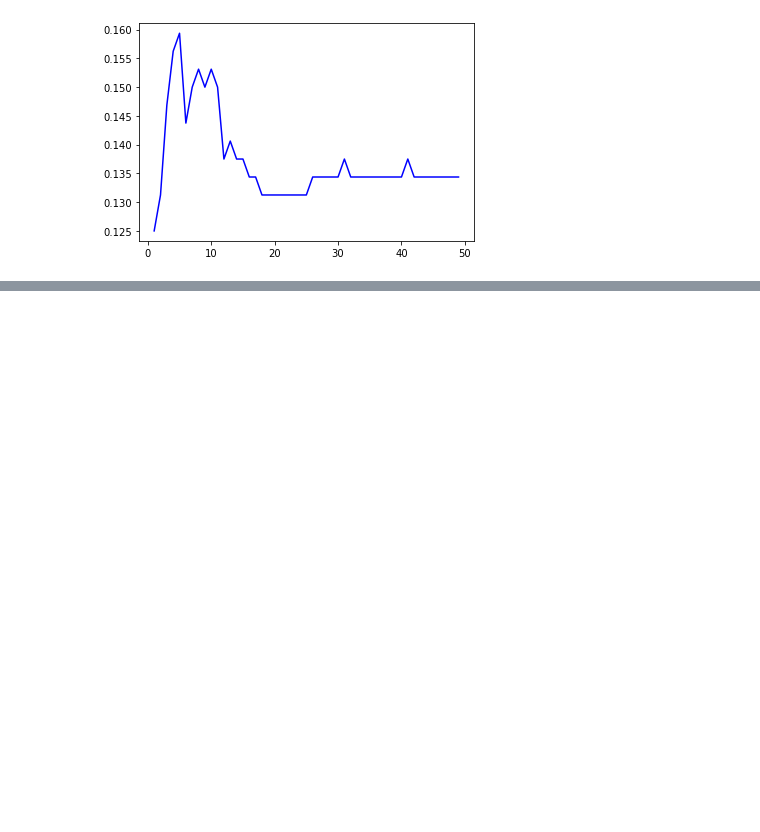
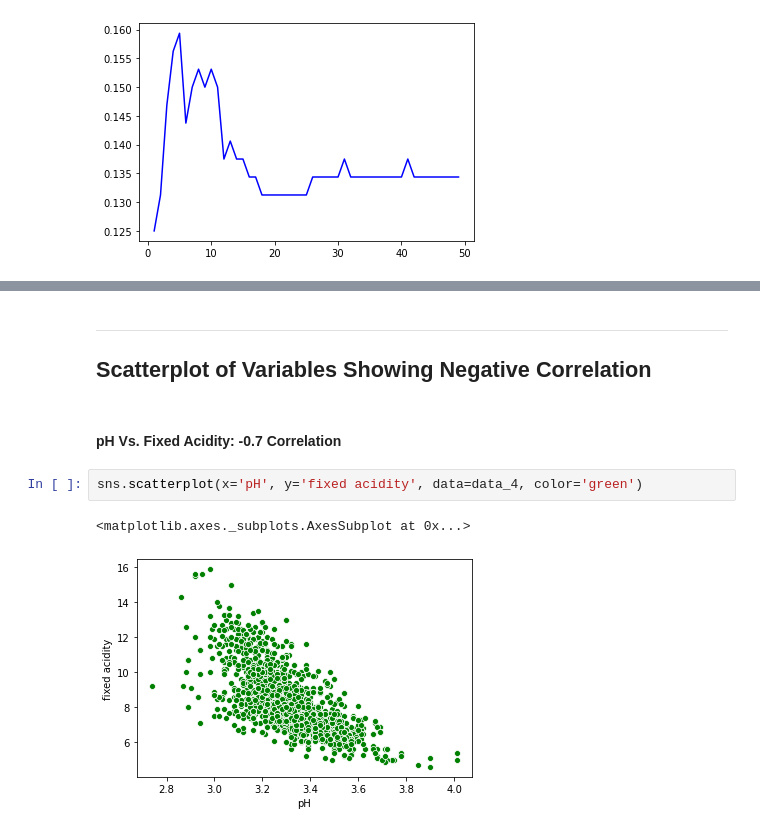
Before and after one commit to PJFinnerty/Machine-Learning-and-Statistics, a Jupyter notebook: KNN.ipynb, the cells around one changed output, grey strips where cells are left out. Saved outputs shown, nothing was run; the diff lists cells and outputs as text; blank space fills up the shorter version.

```diff
--- a/KNN.ipynb
+++ b/KNN.ipynb
@@ -219,0 +246,11 @@ sns.lineplot(range(1,50), accuracy, color='blue')
+# %% [markdown]
+***
+
+## Scatterplot of Variables Showing Negative Correlation
+# %% [markdown]
+#### pH Vs. Fixed Acidity: -0.7 Correlation
+# %%
+sns.scatterplot(x='pH', y='fixed acidity', data=data_4, color='green')
+# %% [output]
+<matplotlib.axes._subplots.AxesSubplot at 0x...>
+[figure, added]
```
Also changed, not shown: parts of 12 cells of this notebook.
